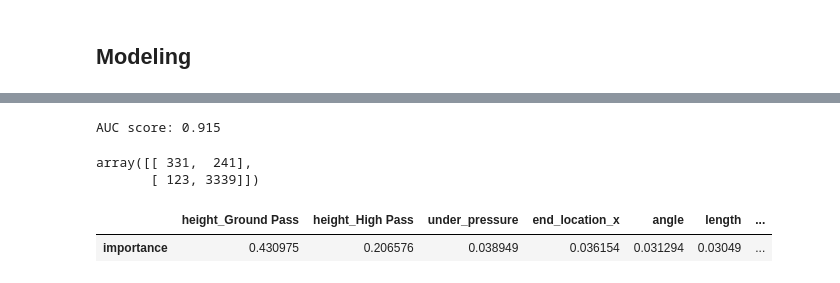
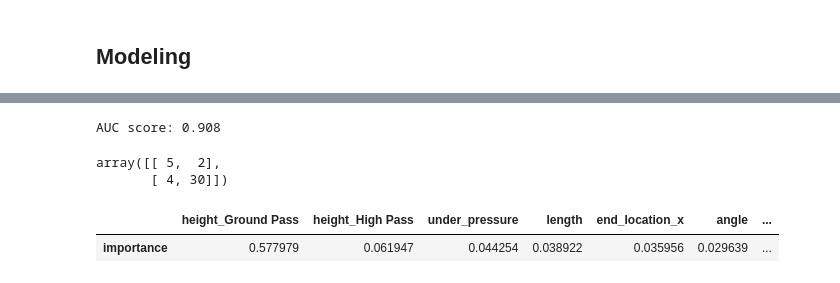
Before and after one commit to hugoartigas/quantifying_soccer_players_decision_making, a Jupyter notebook: EDA.ipynb, the cells around one changed output, grey strips where cells are left out. Cells and saved outputs as stored; diff of their text form; code cells hidden in the pictures.

```diff
--- a/EDA.ipynb
+++ b/EDA.ipynb
@@ -52,6 +63,7 @@ def extract_pass_features(df):
     df["home"] = df["possession_team"] == df["home_team"]
     df["opponent"] = df.apply(lambda x : x["home_team"] if x["home_team"] != x["possession_team"] else x["away_team"], axis=1)
     df["n_related_events"] = df.related_events.apply(lambda x : len(x) if type(x) == list else None).fillna(0)
+    # df['horizontal_field_zone'] = df['location'].apply(lambda x: 1 if x[0]<30 else (3 if x[0]>80 else 2))
 
     return df
 
@@ -60,6 +72,23 @@ def manage_nas(df):
         df[column] = df[column].fillna(False)
     df["outcome"] = df["outcome"].fillna("Completed")
     return df
+
+def zone(x,N,l):
+    if x!=l :
+        step = l/N
+        return int(x//step)
+    else: return int(N-1)
+
+def field_partition(df):
+    n = 50
+    m = 32
+    df['field_zone_x'] = df['location'].apply(lambda x: zone(x[0],n,120))
+    df['field_zone_y'] = df['location'].apply(lambda x: zone(x[1],m,80))
+    df['end_field_zone_x'] = df['end_location'].apply(lambda x: zone(x[0],n,120))
+    df['end_field_zone_y'] = df['end_location'].apply(lambda x: zone(x[1],m,80))
+    return df
 # %%
 match_passes = extract_pass_features(match_passes)
 match_passes = manage_nas(match_passes)
+match_passes = field_partition(match_passes)
+match_passes = match_passes[(match_passes['outcome'] == 'Completed') | (match_passes['outcome']== 'Incomplete') | (match_passes['outcome']== 'Out') ]
@@ -159,9 +196,9 @@ encoded_cat = pd.DataFrame(encoder.fit_transform(X[CATEGORICAL_COLUMNS]).toarray
 
 X = pd.concat([X, encoded_cat], axis=1).drop(CATEGORICAL_COLUMNS, axis=1)
 # %%
-X_train, X_test, y_train, y_test = train_test_split(X, y, test_size=0.1)
+X_train, X_test, y_train, y_test = train_test_split(X, y, test_size=0.001,shuffle=False)
 # %%
-model = xgb.XGBClassifier(n_estimators = 700, early_stopping_rounds=50, learning_rate=0.05, max_depth = 4, eval_metric="auc")
+model = XGBClassifier(n_estimators = 700, early_stopping_rounds=50, learning_rate=0.05, max_depth = 4, eval_metric="auc",scale_pos_weight = (len(y_train)-sum(y_train))/sum(y_train))
 model.fit(X_train, y_train,
          eval_set = [(X_train, y_train), (X_test, y_test)],
          verbose=50
@@ -194,11 +234,11 @@ XGBClassifier(base_score=0.5, booster='gbtree', callbacks=None,
 print("AUC score:", round(roc_auc_score(y_test, model.predict_proba(X_test)[:,1]), 3))
 confusion_matrix(y_test, model.predict(X_test))
 # %% [output]
-AUC score: 0.915
+AUC score: 0.908
-array([[ 331,  241],
-       [ 123, 3339]])
+array([[ 5,  2],
+       [ 4, 30]])
 # %%
-pd.DataFrame(model.feature_importances_, index=model.feature_names_in_, columns =["importance"]).sort_values("importance", ascending= False).T
+pd.DataFrame(model.feature_importances_, index=X_train.columns , columns =["importance"]).sort_values("importance", ascending= False).T
 # %% [output]
-|  | height_Ground Pass | height_High Pass | under_pressure | end_location_x | angle | length | ... |
-| importance | 0.430975 | 0.206576 | 0.038949 | 0.036154 | 0.031294 | 0.03049 | ... |
+|  | height_Ground Pass | height_High Pass | under_pressure | length | end_location_x | angle | ... |
+| importance | 0.577979 | 0.061947 | 0.044254 | 0.038922 | 0.035956 | 0.029639 | ... |
```
Also changed, not shown: parts of 25 cells of this notebook, 1 other file.
